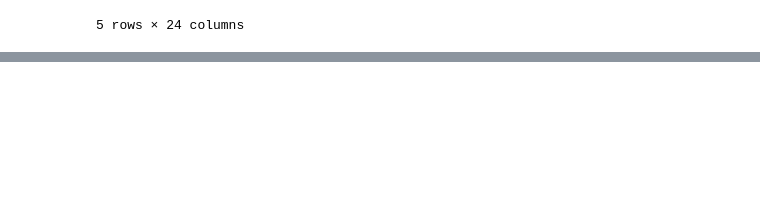
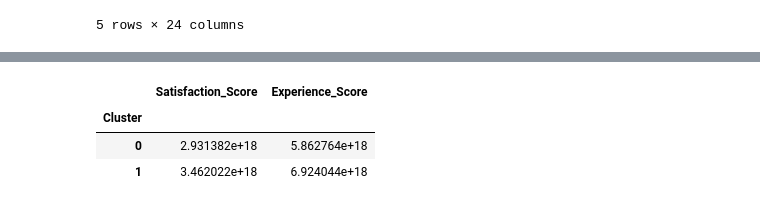
Before and after one commit to santoshdhalwalkar/Telecommunication, a Jupyter notebook: task_4.ipynb, the cells around one changed output, grey strips where cells are left out. Drawn from its saved outputs; the diff is of its cells as text; code cells hidden in the pictures; blank space fills up the shorter version.

```diff
--- a/task_4.ipynb
+++ b/task_4.ipynb
@@ -162,0 +333,19 @@ top_10_satisfied_customers
+# %%
+# Selecting the relevant columns
+scluster = engagement_scores[['engagement_score', 'Experience_Score']]
+
+# Step 1: Scale the data
+scaler = StandardScaler()
+X_scaled = scaler.fit_transform(X)
+
+# Step 2: Run k-means with k=2 on the scaled data
+kmeans = KMeans(n_clusters=2, random_state=0)
+engagement_scores['Cluster'] = kmeans.fit_predict(X_scaled)
+
+# Step 3: Plot the clusters
+plt.scatter(X_scaled[:, 0], X_scaled[:, 1], c=engagement_scores['Cluster'], cmap='viridis', marker='o')
+plt.scatter(kmeans.cluster_centers_[:, 0], kmeans.cluster_centers_[:, 1], s=300, c='red', marker='x')  # cluster centers
+plt.xlabel('Engagement Score (scaled)')
+plt.ylabel('Experience Score (scaled)')
+plt.title('K-Means Clustering (k=2) After Scaling')
+plt.show()
@@ -162,0 +354,21 @@ top_10_satisfied_customers
+# %%
+from sklearn.preprocessing import MinMaxScaler
+
+# Selecting the relevant columns
+scluster = engagement_scores[['engagement_score', 'Experience_Score']]
+
+# Scaling the features using MinMaxScaler
+scaler = MinMaxScaler()
+X_scaled = scaler.fit_transform(X)
+
+# Step 2: Run k-means with k=2 on the scaled data
+kmeans = KMeans(n_clusters=2, random_state=42)
+engagement_scores['Cluster'] = kmeans.fit_predict(X_scaled)
+
+# Step 3: Plot the clusters
+plt.scatter(X_scaled[:, 0], X_scaled[:, 1], c=engagement_scores['Cluster'], cmap='viridis', marker='o')
+plt.scatter(kmeans.cluster_centers_[:, 0], kmeans.cluster_centers_[:, 1], s=300, c='red', marker='x')  # cluster centers
+plt.xlabel('Engagement Score (scaled)')
+plt.ylabel('Experience Score (scaled)')
+plt.title('K-Means Clustering (k=2) After Scaling')
+plt.show()
@@ -162,0 +377,10 @@ top_10_satisfied_customers
+# %%
+# Aggregating the average satisfaction & experience score per cluster
+average_scores = engagement_scores.groupby('Cluster')[['Satisfaction_Score', 'Experience_Score']].mean()
+
+average_scores
+# %% [output]
+|  | Satisfaction_Score | Experience_Score |
+| Cluster |  |  |
+| 0 | 2.931382e+18 | 5.862764e+18 |
+| 1 | 3.462022e+18 | 6.924044e+18 |
```
Also changed, not shown: parts of 29 cells of this notebook.
